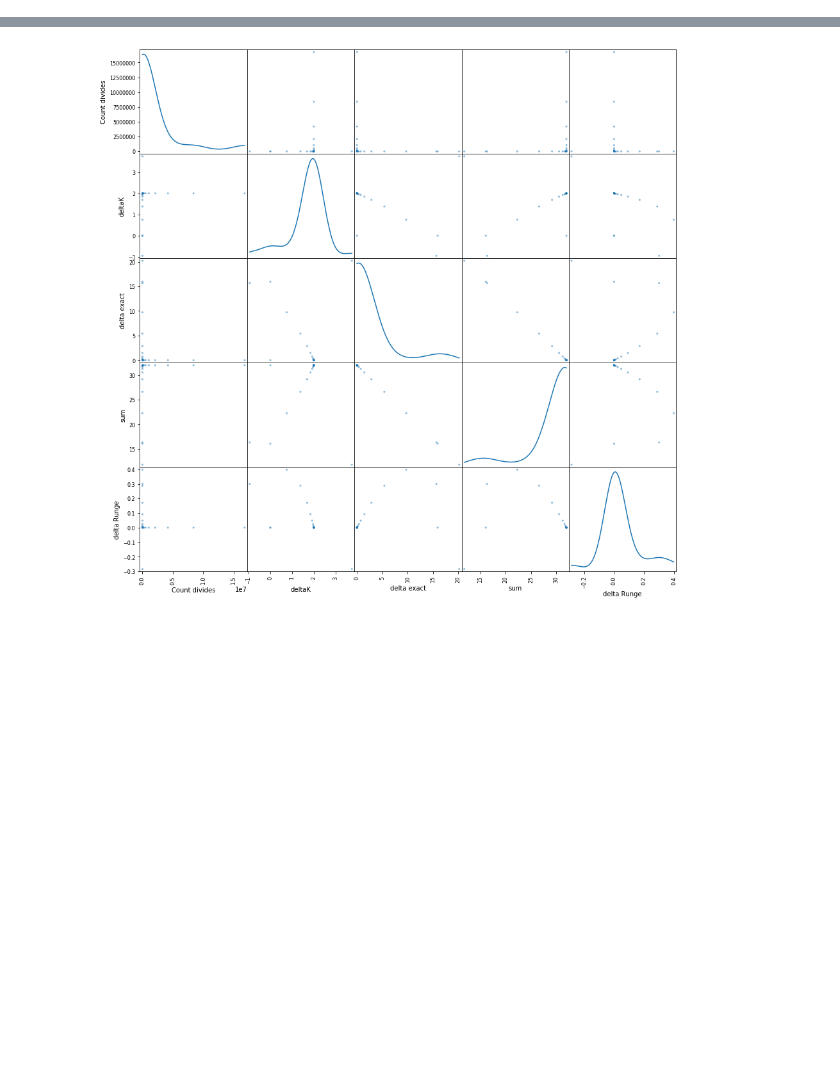
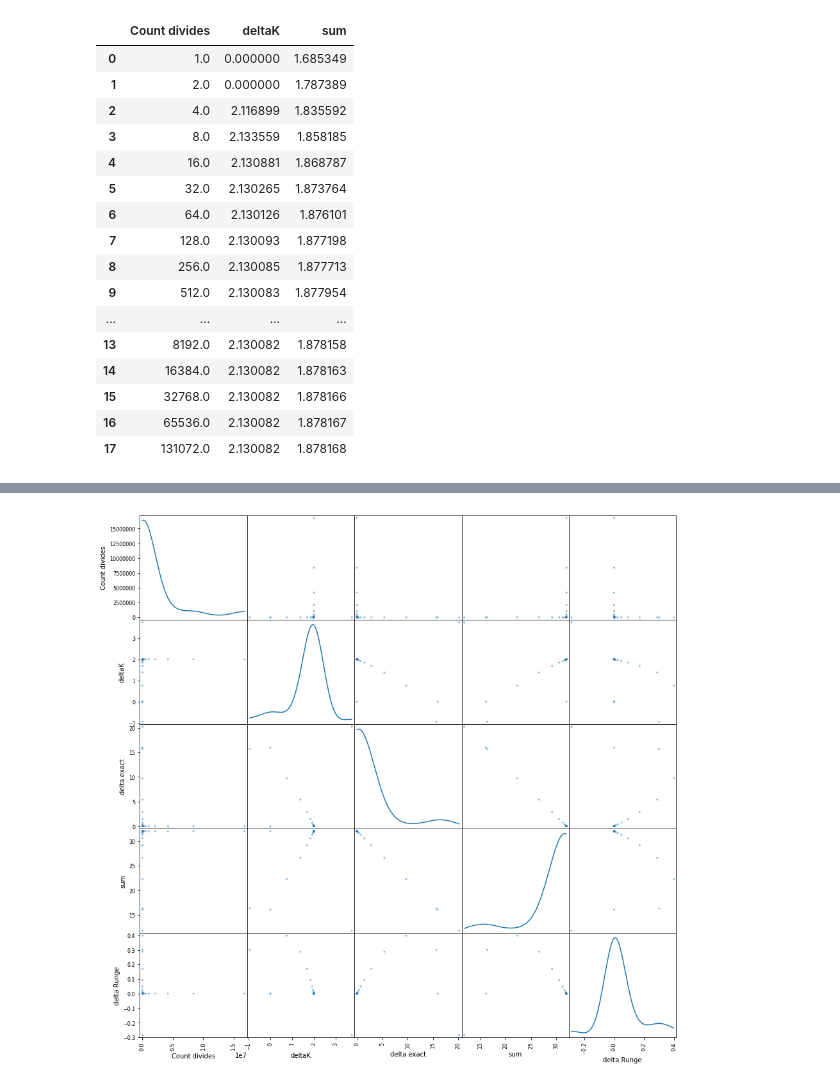
Before and after one commit to DeHazar/computationalMathematics, a Jupyter notebook: Laba2.ipynb, the cells around one changed output, grey strips where cells are left out. Cells and saved outputs as stored; diff of their text form; code cells hidden in the pictures; blank space fills up the shorter version.

```diff
--- a/Laba2.ipynb
+++ b/Laba2.ipynb
@@ -81,0 +101,22 @@ Populating the interactive namespace from numpy and matplotlib
+# %%
+data = calculateIntegral(lambda x, m: x**(1/m) * (1 + x**2)**(1/2), a=0, b=1.5, degree=11, n=1).transpose()
+df = pd.DataFrame(data, columns=['Count divides', 'deltaK',  'sum'])
+df
+# %% [output]
+|  | Count divides | deltaK | sum |
+| 0 | 1.0 | 0.000000 | 1.685349 |
+| 1 | 2.0 | 0.000000 | 1.787389 |
+| 2 | 4.0 | 2.116899 | 1.835592 |
+| 3 | 8.0 | 2.133559 | 1.858185 |
+| 4 | 16.0 | 2.130881 | 1.868787 |
+| 5 | 32.0 | 2.130265 | 1.873764 |
+| 6 | 64.0 | 2.130126 | 1.876101 |
+| 7 | 128.0 | 2.130093 | 1.877198 |
+| 8 | 256.0 | 2.130085 | 1.877713 |
+| 9 | 512.0 | 2.130083 | 1.877954 |
+| ... | ... | ... | ... |
+| 13 | 8192.0 | 2.130082 | 1.878158 |
+| 14 | 16384.0 | 2.130082 | 1.878163 |
+| 15 | 32768.0 | 2.130082 | 1.878166 |
+| 16 | 65536.0 | 2.130082 | 1.878167 |
+| 17 | 131072.0 | 2.130082 | 1.878168 |
```
Also changed, not shown: parts of 7 cells of this notebook, 1 other file.
